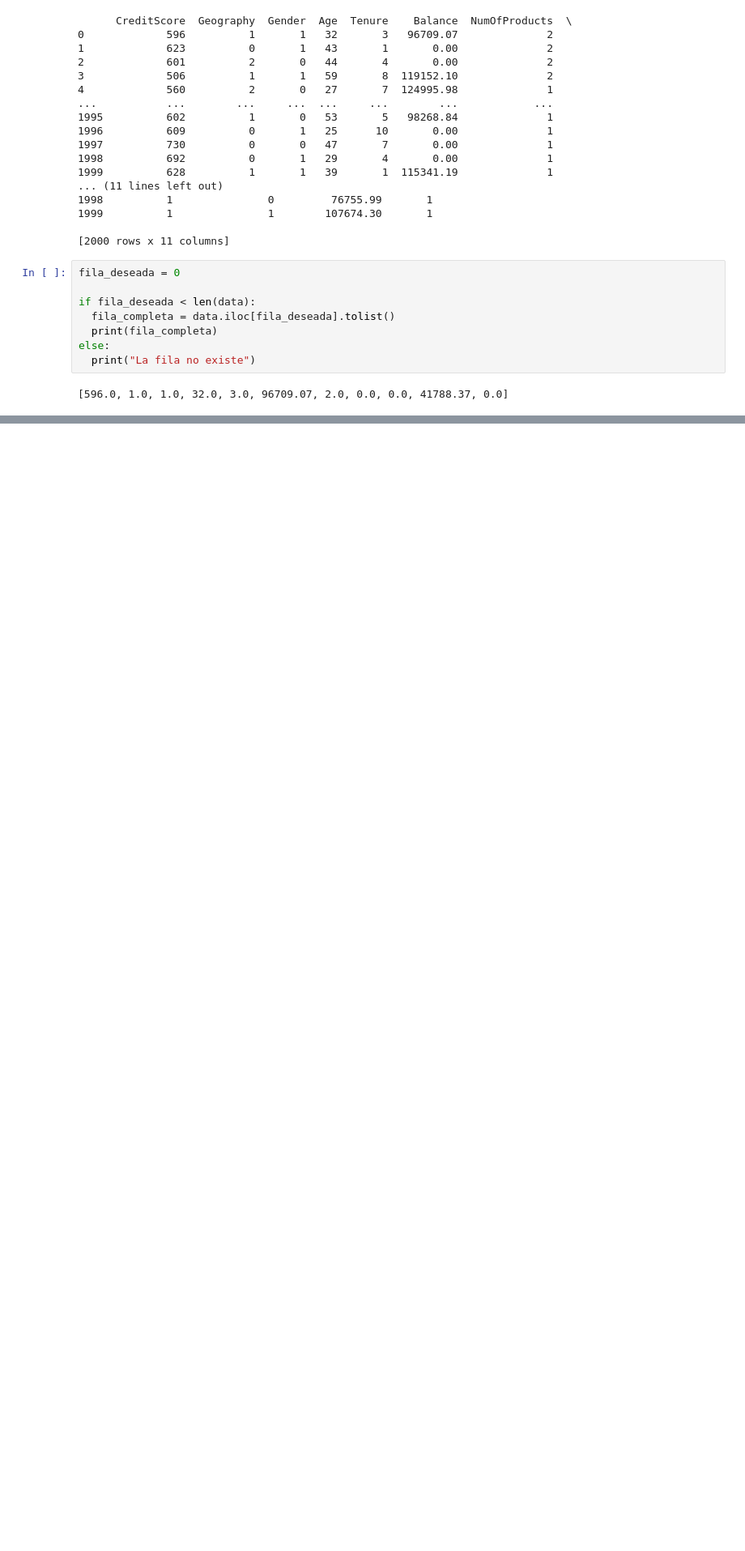
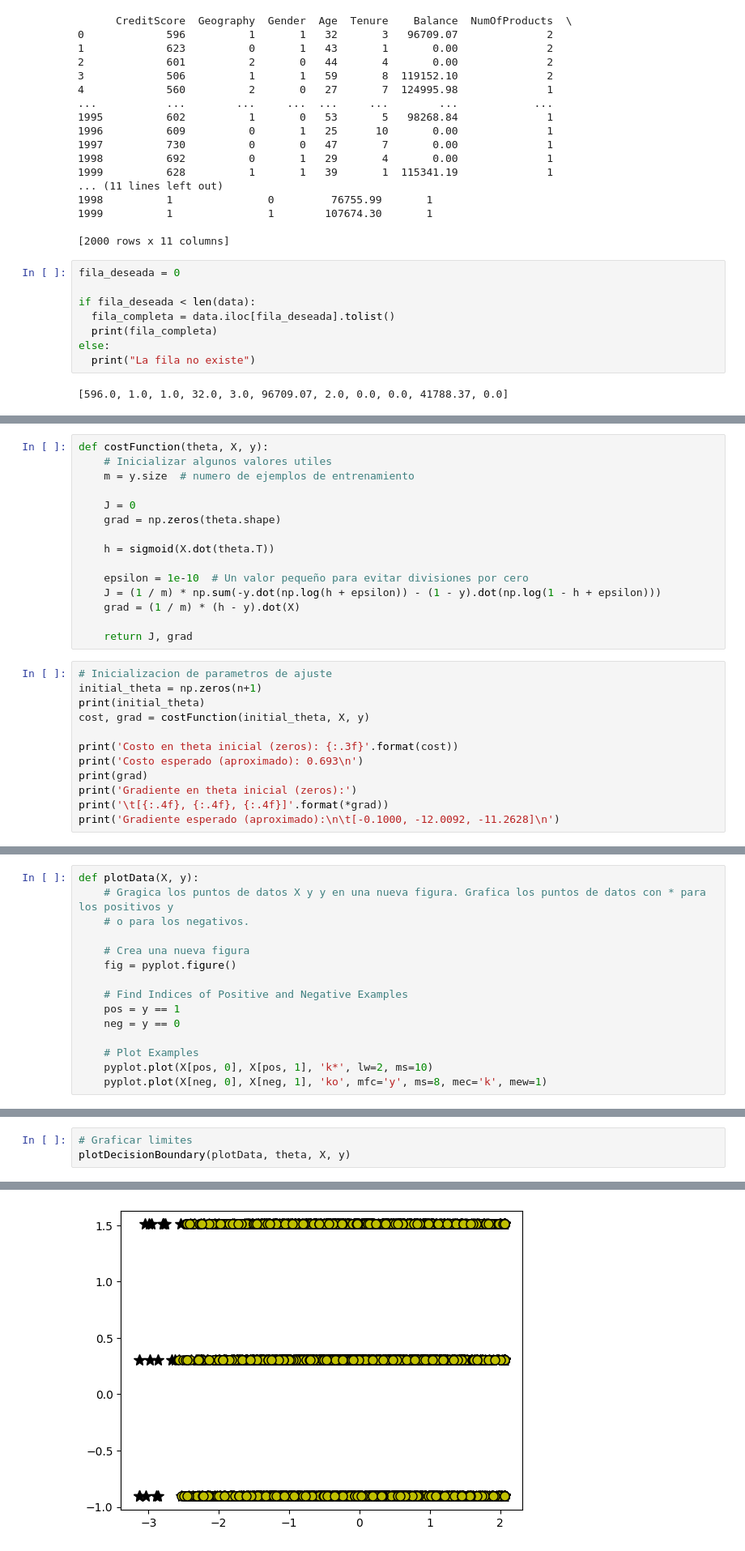
Before and after one commit to FranzAlvis/Laboratorios-IA, a Jupyter notebook: Prac-lab/Practica_Lab.ipynb, the cells around one changed output, grey strips where cells are left out. Shown at 81% size. Saved outputs shown, nothing was run; the diff lists cells and outputs as text; blank space fills up the shorter version.

```diff
--- a/Prac-lab/Practica_Lab.ipynb
+++ b/Prac-lab/Practica_Lab.ipynb
@@ -442,3 +441,30 @@ theta calculado por el descenso por el gradiente: [-1.198818 -0.046457  0.060457
  -0.04171  -0.004472 -0.312156  0.015294]
 1.0
 [figure]
+# %%
+def costFunction(theta, X, y):
+    # Inicializar algunos valores utiles
+    m = y.size  # numero de ejemplos de entrenamiento
+
+    J = 0
+    grad = np.zeros(theta.shape)
+
+    h = sigmoid(X.dot(theta.T))
+
+    epsilon = 1e-10  # Un valor pequeño para evitar divisiones por cero
+    J = (1 / m) * np.sum(-y.dot(np.log(h + epsilon)) - (1 - y).dot(np.log(1 - h + epsilon)))
+    grad = (1 / m) * (h - y).dot(X)
+
+    return J, grad
+# %%
+# Inicializacion de parametros de ajuste
+initial_theta = np.zeros(n+1)
+print(initial_theta)
+cost, grad = costFunction(initial_theta, X, y)
+
+print('Costo en theta inicial (zeros): {:.3f}'.format(cost))
+print('Costo esperado (aproximado): 0.693\n')
+print(grad)
+print('Gradiente en theta inicial (zeros):')
+print('\t[{:.4f}, {:.4f}, {:.4f}]'.format(*grad))
+print('Gradiente esperado (aproximado):\n\t[-0.1000, -12.0092, -11.2628]\n')
@@ -444,0 +542,15 @@ theta calculado por el descenso por el gradiente: [-1.198818 -0.046457  0.060457
+# %%
+def plotData(X, y):
+    # Gragica los puntos de datos X y y en una nueva figura. Grafica los puntos de datos con * para los positivos y
+    # o para los negativos.
+
+    # Crea una nueva figura
+    fig = pyplot.figure()
+
+    # Find Indices of Positive and Negative Examples
+    pos = y == 1
+    neg = y == 0
+
+    # Plot Examples
+    pyplot.plot(X[pos, 0], X[pos, 1], 'k*', lw=2, ms=10)
+    pyplot.plot(X[neg, 0], X[neg, 1], 'ko', mfc='y', ms=8, mec='k', mew=1)
@@ -444,0 +618,4 @@ theta calculado por el descenso por el gradiente: [-1.198818 -0.046457  0.060457
+# %%
+# Graficar limites
+plotDecisionBoundary(plotData, theta, X, y)
+# %% [output]
@@ -444,0 +623 @@ theta calculado por el descenso por el gradiente: [-1.198818 -0.046457  0.060457
+[figure, added]
```
Also changed, not shown: parts of 8 cells of this notebook.
